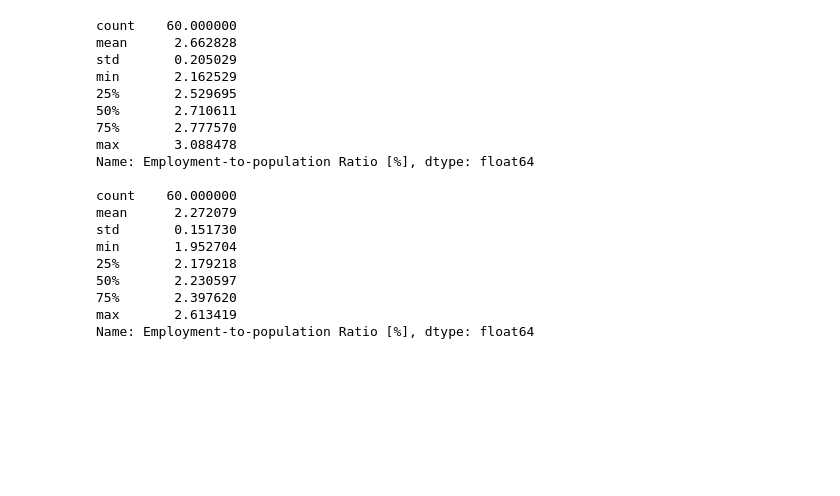
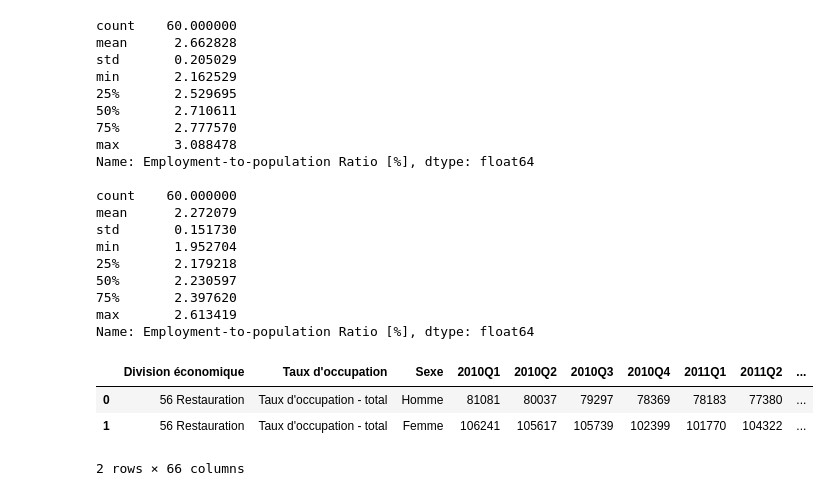
Before and after one commit to Ildsjel-EPFL/MGT-499, a Jupyter notebook: DiD.ipynb, the cells around one changed output. Drawn from its saved outputs; the diff is of its cells as text; code cells hidden in the pictures; blank space fills up the shorter version.

```diff
--- a/DiD.ipynb
+++ b/DiD.ipynb
@@ -567,3 +637,12 @@ min       1.952704
 75%       2.397620
 max       2.613419
 Name: Employment-to-population Ratio [%], dtype: float64
+# %%
+url_restauration = "https://www.pxweb.bfs.admin.ch/sq/2a5a7e1f-b020-4e6e-825e-37e9fc2a494f"
+df1 = pd.read_csv(url_restauration, encoding="ANSI")
+df1
+# %% [output]
+|  | Division économique | Taux d'occupation | Sexe | 2010Q1 | 2010Q2 | 2010Q3 | 2010Q4 | 2011Q1 | 2011Q2 | ... |
+| 0 | 56 Restauration | Taux d'occupation - total | Homme | 81081 | 80037 | 79297 | 78369 | 78183 | 77380 | ... |
+| 1 | 56 Restauration | Taux d'occupation - total | Femme | 106241 | 105617 | 105739 | 102399 | 101770 | 104322 | ... |
+2 rows × 66 columns
```
Also changed, not shown: parts of 22 cells of this notebook, 3 other files.
